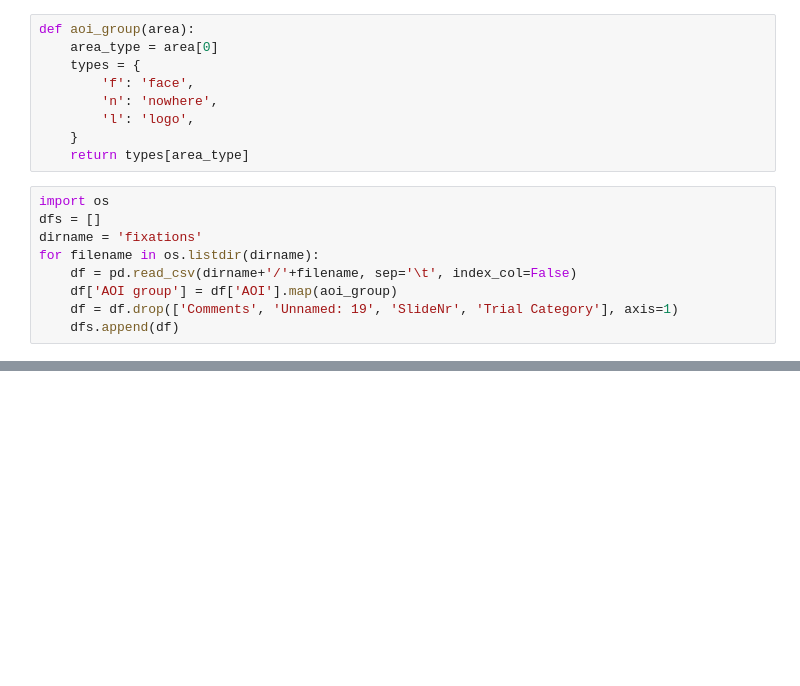
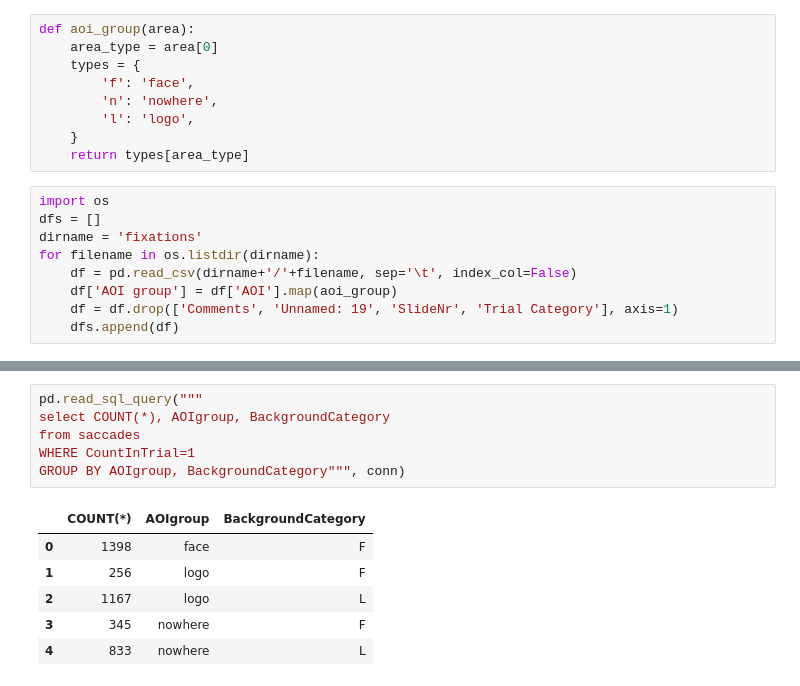
Before and after one commit to alastaa/LSTProject, a Jupyter notebook: Fiksaatioanalyysihommii.ipynb, the cells around one changed output, grey strips where cells are left out. Cells and saved outputs as stored; diff of their text form; blank space fills up the shorter version.

```diff
--- a/Fiksaatioanalyysihommii.ipynb
+++ b/Fiksaatioanalyysihommii.ipynb
@@ -45,0 +131,13 @@ all_df
+# %%
+pd.read_sql_query("""
+select COUNT(*), AOIgroup, BackgroundCategory
+from saccades
+WHERE CountInTrial=1
+GROUP BY AOIgroup, BackgroundCategory""", conn)
+# %% [output]
+|  | COUNT(*) | AOIgroup | BackgroundCategory |
+| 0 | 1398 | face | F |
+| 1 | 256 | logo | F |
+| 2 | 1167 | logo | L |
+| 3 | 345 | nowhere | F |
+| 4 | 833 | nowhere | L |
```
Also changed, not shown: parts of 11 cells of this notebook, 2 other files.
